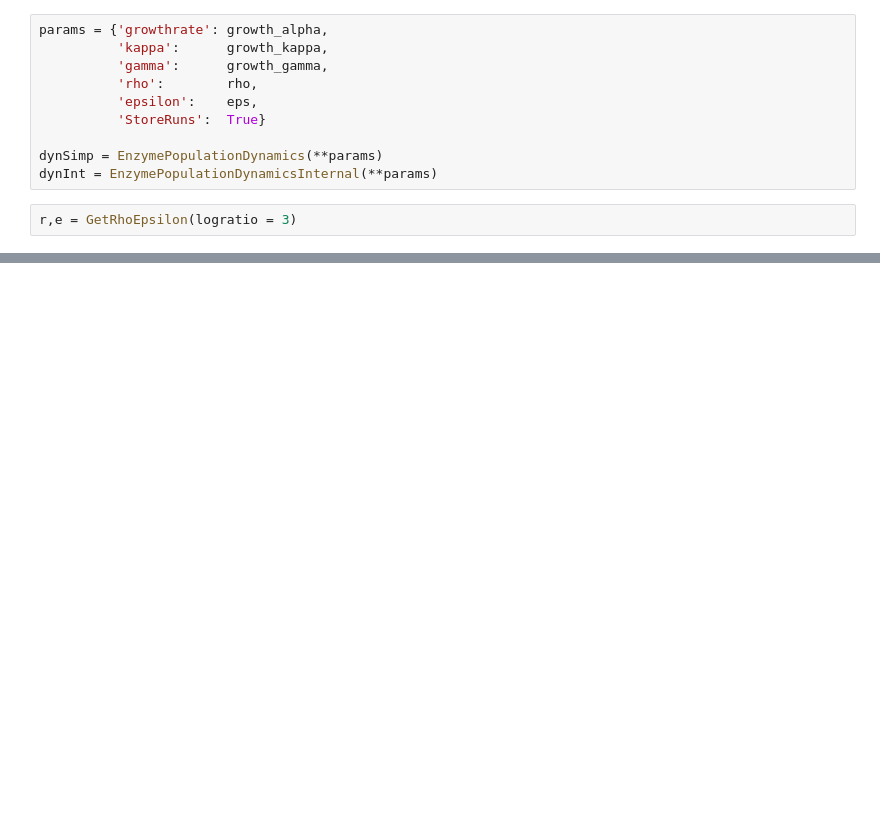
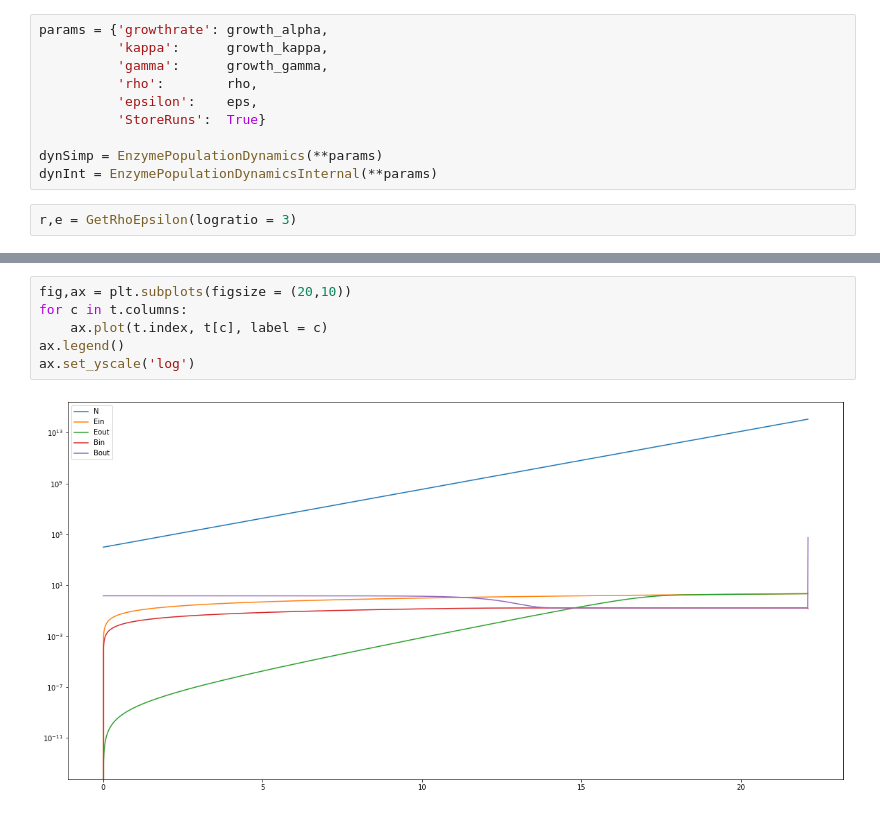
Before and after one commit to Michael000777/antibiotics, a Jupyter notebook: dynamics/Compare internal dynamics to global dynamics.ipynb, the cells around one changed output, grey strips where cells are left out. Cells and saved outputs as stored; diff of their text form; blank space fills up the shorter version.

```diff
--- a/dynamics/Compare internal dynamics to global dynamics.ipynb
+++ b/dynamics/Compare internal dynamics to global dynamics.ipynb
@@ -217,0 +296,8 @@ for lr in range(5):
+# %%
+fig,ax = plt.subplots(figsize = (20,10))
+for c in t.columns:
+    ax.plot(t.index, t[c], label = c)
+ax.legend()
+ax.set_yscale('log')
+# %% [output]
+[figure, added]
```
Also changed, not shown: parts of 13 cells of this notebook.
